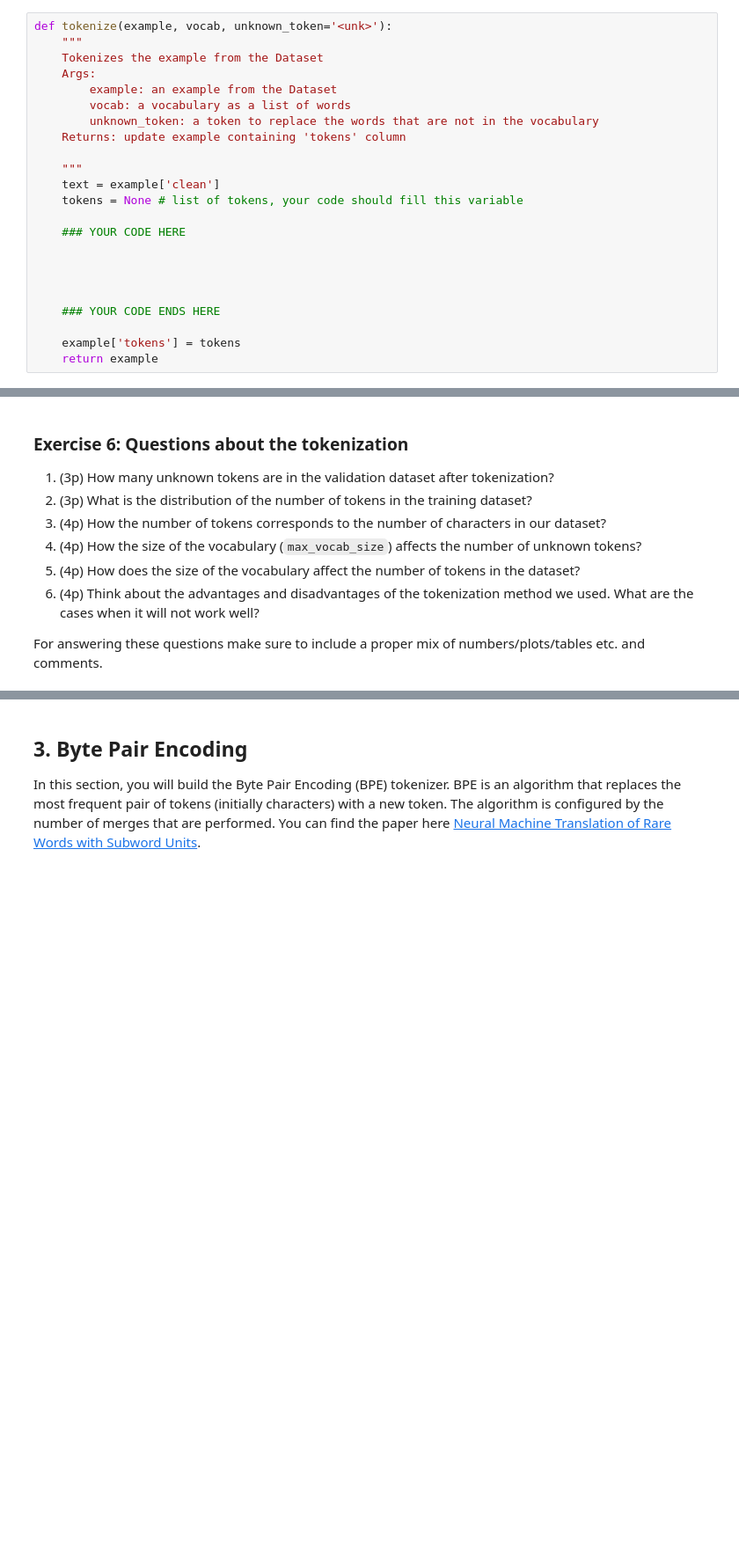
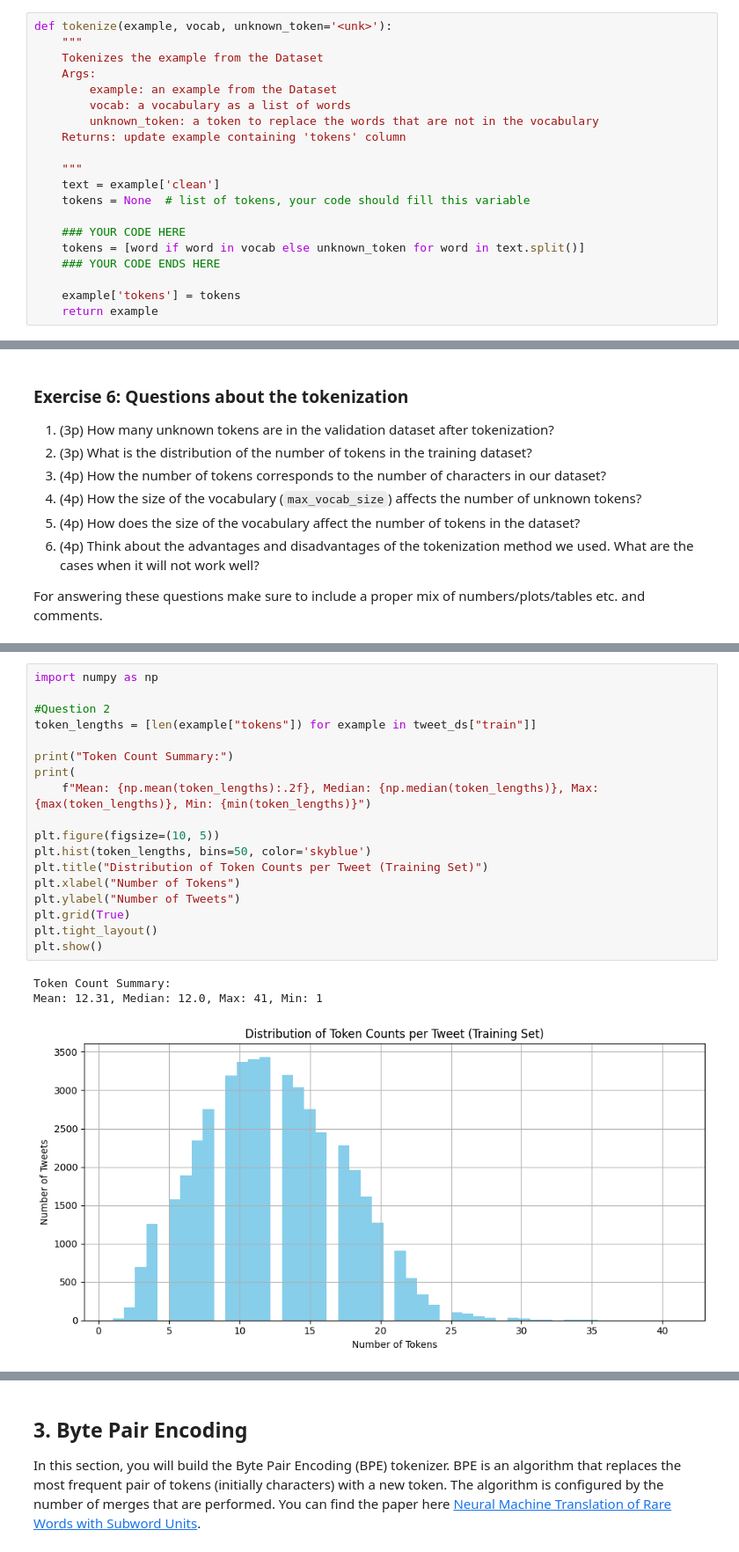
Before and after one commit to egeozm/NLP-Project, a Jupyter notebook: lab1_temp-checkpoint.ipynb, the cells around one changed output, grey strips where cells are left out. Shown at 88% size. Drawn from its saved outputs; the diff is of its cells as text; blank space fills up the shorter version.

```diff
--- a/lab1_temp-checkpoint.ipynb
+++ b/lab1_temp-checkpoint.ipynb
@@ -574,13 +618,10 @@ def tokenize(example, vocab, unknown_token='<unk>'):
 
     """
     text = example['clean']
-    tokens = None # list of tokens, your code should fill this variable
+    tokens = None  # list of tokens, your code should fill this variable
 
     ### YOUR CODE HERE
-
-
-
-
+    tokens = [word if word in vocab else unknown_token for word in text.split()]
     ### YOUR CODE ENDS HERE
 
     example['tokens'] = tokens
@@ -643,0 +695,22 @@ For answering these questions make sure to include a proper mix of numbers/plots
+# %%
+import numpy as np
+
+#Question 2
+token_lengths = [len(example["tokens"]) for example in tweet_ds["train"]]
+
+print("Token Count Summary:")
+print(
+    f"Mean: {np.mean(token_lengths):.2f}, Median: {np.median(token_lengths)}, Max: {max(token_lengths)}, Min: {min(token_lengths)}")
+
+plt.figure(figsize=(10, 5))
+plt.hist(token_lengths, bins=50, color='skyblue')
+plt.title("Distribution of Token Counts per Tweet (Training Set)")
+plt.xlabel("Number of Tokens")
+plt.ylabel("Number of Tweets")
+plt.grid(True)
+plt.tight_layout()
+plt.show()
+# %% [output]
+Token Count Summary:
+Mean: 12.31, Median: 12.0, Max: 41, Min: 1
+[figure, added]
```
Also changed, not shown: parts of 34 cells of this notebook.
